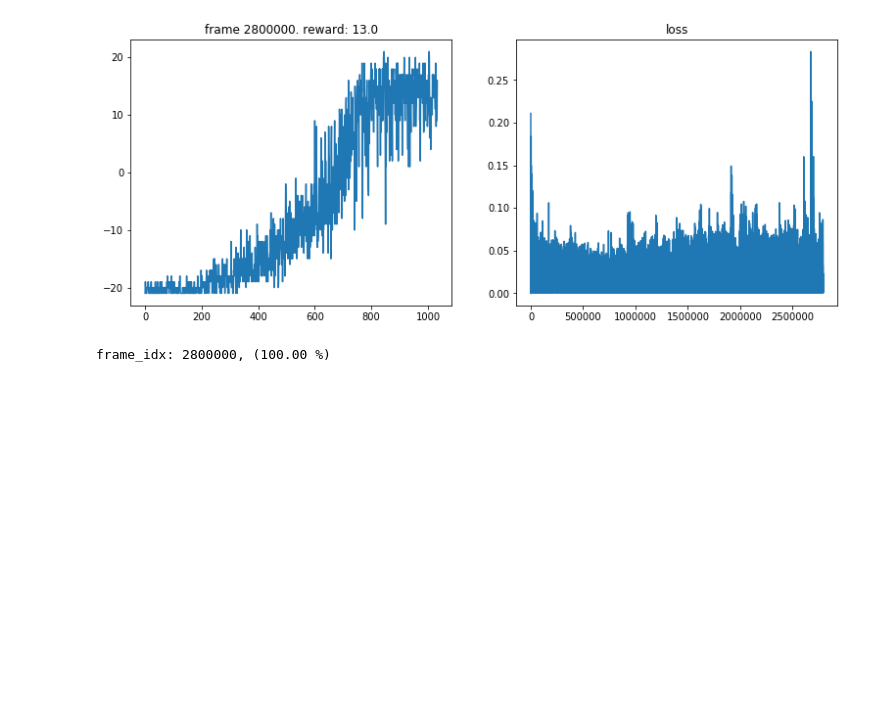
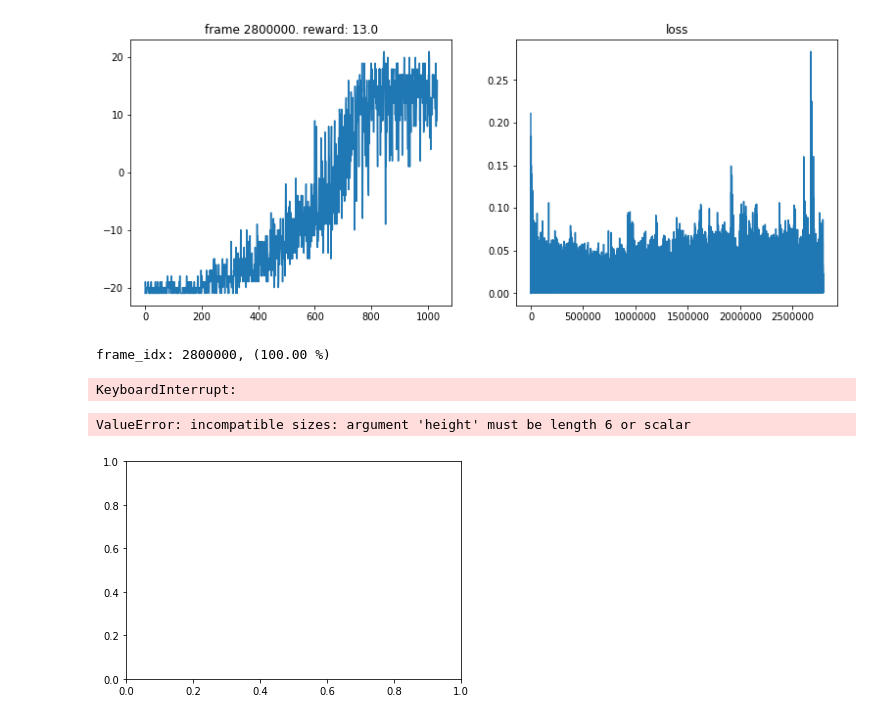
Before and after one commit to higgsfield/RL-Adventure, a Jupyter notebook: epsilon/epsilon_pong.ipynb, the cells around one changed output. Cells and saved outputs as stored; diff of their text form; code cells hidden in the pictures; blank space fills up the shorter version.

```diff
--- a/epsilon/epsilon_pong.ipynb
+++ b/epsilon/epsilon_pong.ipynb
@@ -269,7 +269,7 @@ var_dict = {
 
 save_variable(name, var_dir, var_dict)
 # %%
-model = torch.load('model/epsilon_DemonAttackNoFrameskip-v0.model')
+model = torch.load('model/epsilon_PongNoFrameskip-v0.model')
 state = env.reset()
 done = False
 for i in range(10):
@@ -277,7 +277,10 @@ for i in range(10):
     done = False
     while not done:
         env.render()
-        action = model.act(state,0.1)
+        action = model.act(state,0)
+        q_values = current_model.predict(state).data.cpu().numpy()[0]
         #action = env.action_space.sample()
         state, reward, done, info = env.step(action)
     env.close()
+# %% [output]
+KeyboardInterrupt:
@@ -283,0 +289,5 @@ for i in range(10):
+# %%
+plt.bar(q_values,)
+# %% [output]
+ValueError: incompatible sizes: argument 'height' must be length 6 or scalar
+[figure, added]
```
Also changed, not shown: parts of 1 cell of this notebook, 1 other file.
